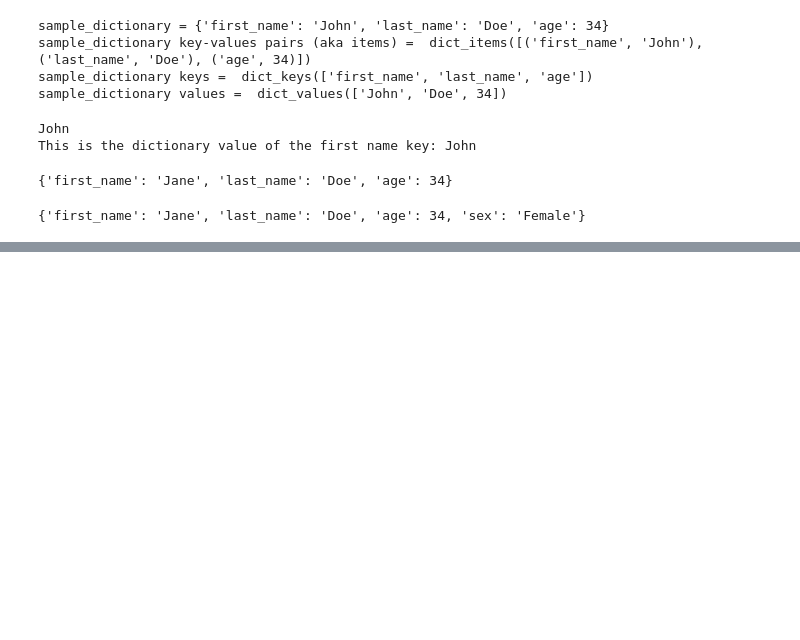
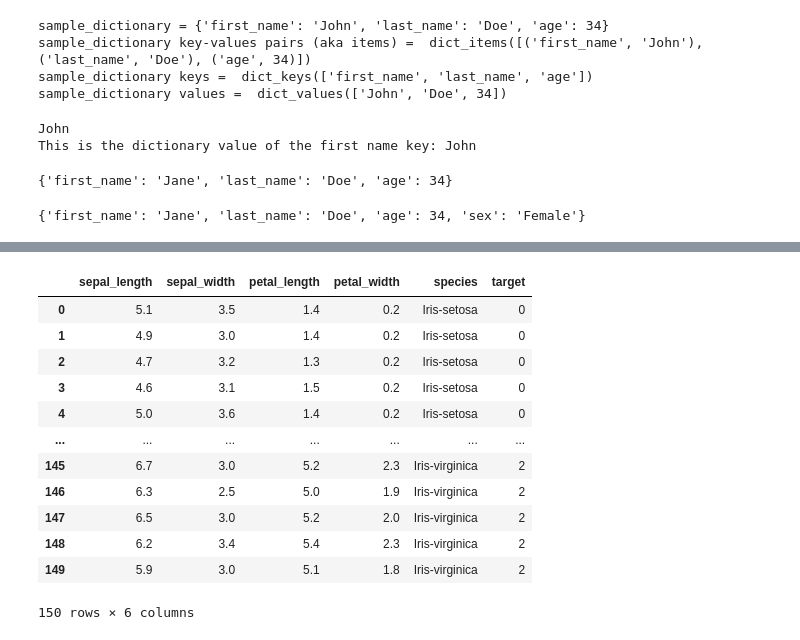
Before and after one commit to kristindickerson/AM_core-log-int, a Jupyter notebook: scripts/python_learning.ipynb, the cells around one changed output, grey strips where cells are left out. Cells and saved outputs as stored; diff of their text form; code cells hidden in the pictures; blank space fills up the shorter version.

```diff
--- a/scripts/python_learning.ipynb
+++ b/scripts/python_learning.ipynb
@@ -254,0 +971,10 @@ print(sample_dictionary)
+# %%
+url = "https://archive.ics.uci.edu/ml/machine-learning-databases/iris/iris.data"
+
+# Load the dataset from the URL
+iris = pd.read_csv(url, header=None, names=["sepal_length", "sepal_width", "petal_length", "petal_width", "species"])
+
+print(iris.head())
+
+iris.head(10)
+iris.tail(2)
@@ -254,0 +1091,30 @@ print(sample_dictionary)
+# %%
+# Make a new function
+
+def make_target(species):
+    if species == 'Iris-setosa':
+        return 0
+    elif species == 'Iris-versicolor':
+        return 1
+    else:
+        return 2
+
+# This creates a NEW COLUMN called target. This uses the .map() function whcih takes all entires in iris.species and
+# applies the function mark_target to them and outputs the value that is 'returned'
+# in that function then converts it to a list, which can be the column input
+iris['target'] = list(map(make_target, iris.species))
+iris
+# %% [output]
+|  | sepal_length | sepal_width | petal_length | petal_width | species | target |
+| 0 | 5.1 | 3.5 | 1.4 | 0.2 | Iris-setosa | 0 |
+| 1 | 4.9 | 3.0 | 1.4 | 0.2 | Iris-setosa | 0 |
+| 2 | 4.7 | 3.2 | 1.3 | 0.2 | Iris-setosa | 0 |
+| 3 | 4.6 | 3.1 | 1.5 | 0.2 | Iris-setosa | 0 |
+| 4 | 5.0 | 3.6 | 1.4 | 0.2 | Iris-setosa | 0 |
+| ... | ... | ... | ... | ... | ... | ... |
+| 145 | 6.7 | 3.0 | 5.2 | 2.3 | Iris-virginica | 2 |
+| 146 | 6.3 | 2.5 | 5.0 | 1.9 | Iris-virginica | 2 |
+| 147 | 6.5 | 3.0 | 5.2 | 2.0 | Iris-virginica | 2 |
+| 148 | 6.2 | 3.4 | 5.4 | 2.3 | Iris-virginica | 2 |
+| 149 | 5.9 | 3.0 | 5.1 | 1.8 | Iris-virginica | 2 |
+150 rows × 6 columns
```
Also changed, not shown: parts of 69 cells of this notebook.
